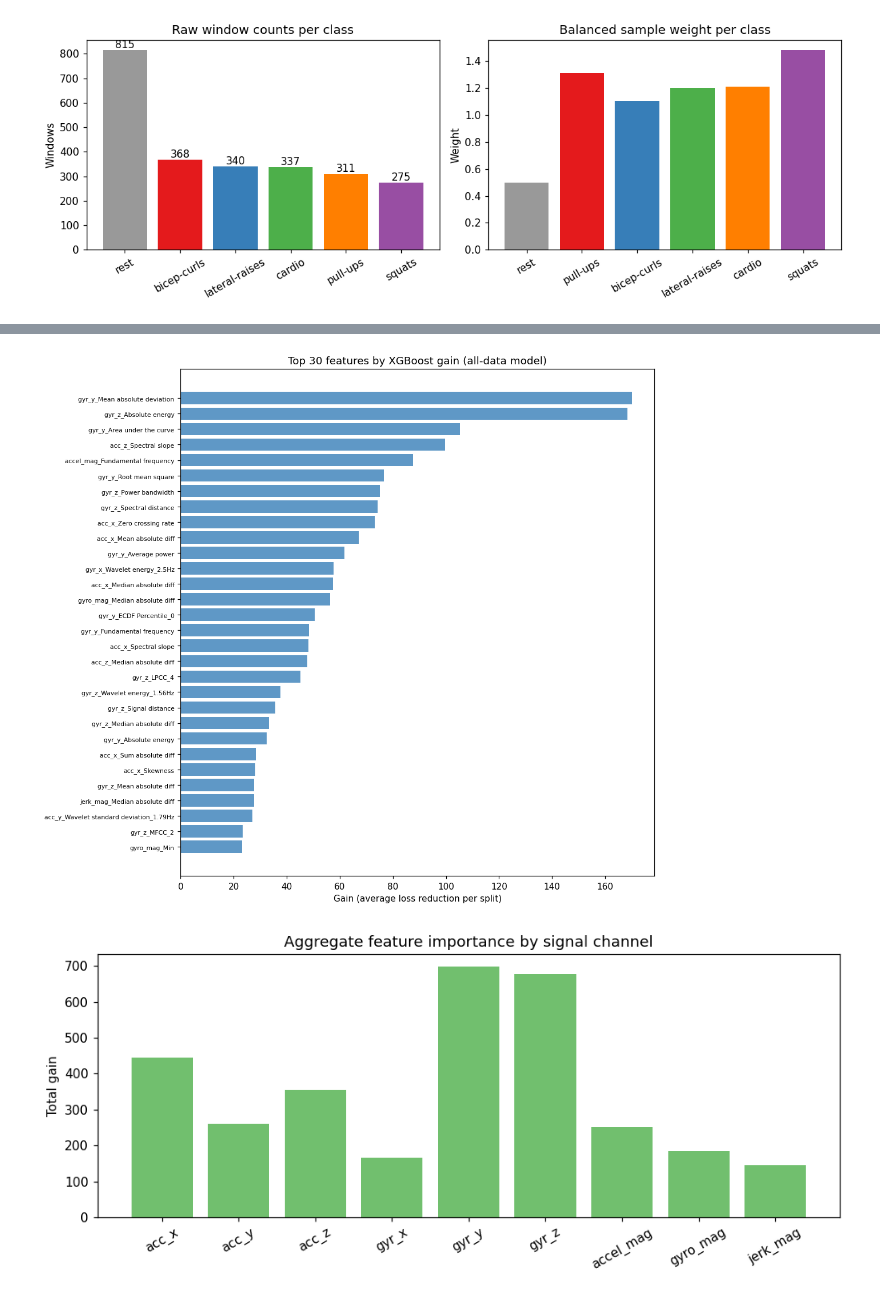
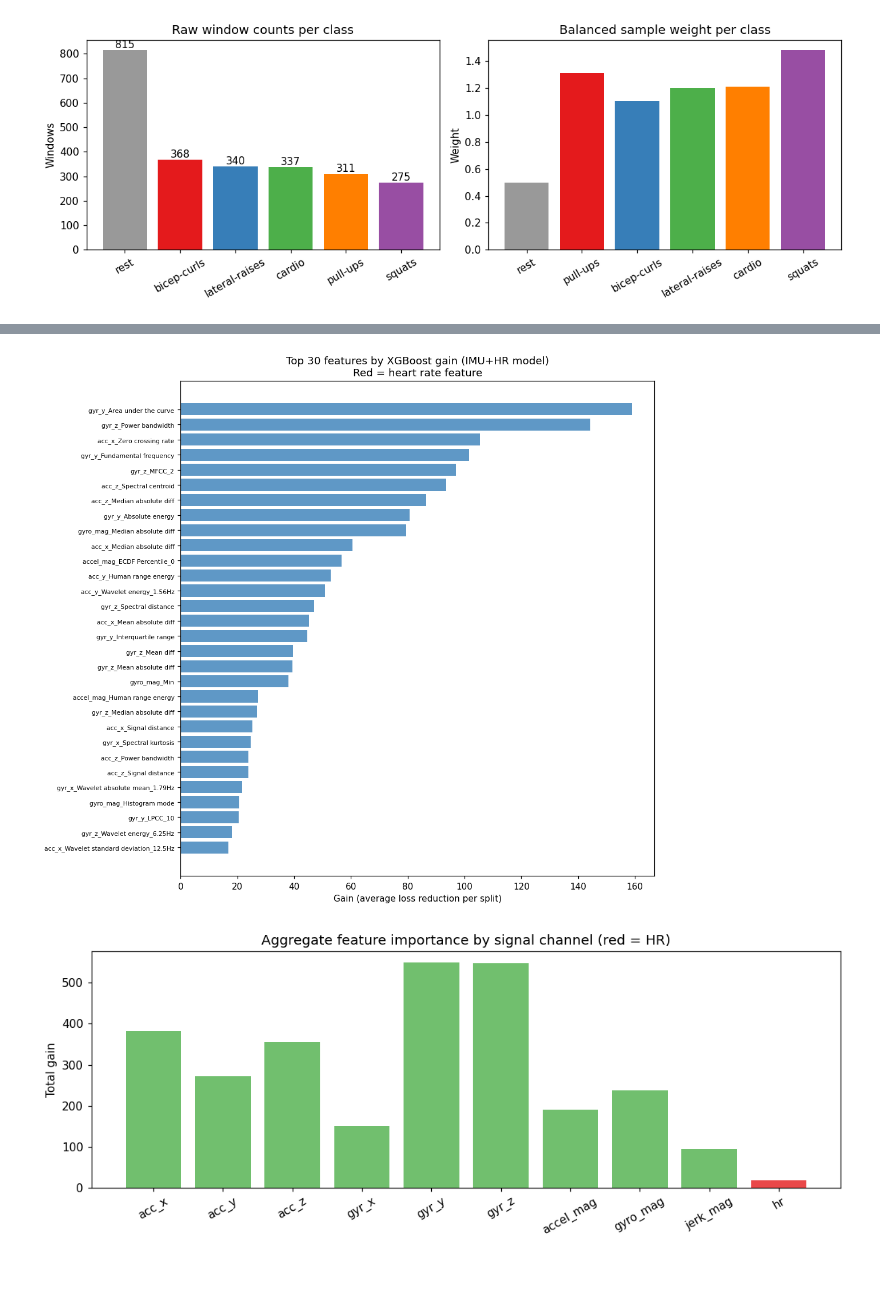
Before and after one commit to nthPerson/Apple_Watch_Activity_Recognition, a Jupyter notebook: model_training.ipynb, the cells around one changed output, grey strips where cells are left out. Saved outputs shown, nothing was run; the diff lists cells and outputs as text; code cells hidden in the pictures.

```diff
--- a/model_training.ipynb
+++ b/model_training.ipynb
@@ -274,0 +346,16 @@ XGBClassifier(base_score=None, booster=None, callbacks=None,
+# %%
+# ── Tune IMU+HR model ──────────────────────────────────────────────────────────
+print("Tuning IMU+HR model...")
+t0 = time.time()
+best_params_hr, best_score_hr = tune_xgboost(X_imu_hr_cv, y, groups, n_iter=30)
+t_hr = time.time() - t0
+
+print(f"  Done in {t_hr:.1f}s")
+print(f"  Best GroupKFold macro-F1: {best_score_hr:.4f}")
+print(f"  Best parameters:")
+for k, v in sorted(best_params_hr.items()):
+    print(f"    {k:<20}: {v}")
+
+# Store tuned params for each configuration
+CONFIGS["IMU-only"]["params"] = best_params_imu
+CONFIGS["IMU+HR"]["params"]   = best_params_hr
@@ -524,42 +824,49 @@ Top 20 features by gain:
 # %%
-# ── Top-30 features bar chart ─────────────────────────────────────────────────
+# ── Top-30 features bar chart (HR features highlighted) ────────────────────────
 top_n = 30
 top_feats = importance_df.head(top_n)
 
+colors = ["#e41a1c" if hr else "#377eb8"
+          for hr in top_feats["is_hr"]]
+
 fig, ax = plt.subplots(figsize=(10, 9))
-ax.barh(range(top_n), top_feats["gain"].values, color="#377eb8", alpha=0.8)
+ax.barh(range(top_n), top_feats["gain"].values, color=colors, alpha=0.8)
 ax.set_yticks(range(top_n))
 ax.set_yticklabels([n[:65] for n in top_feats["feature_name"]], fontsize=7)
 ax.invert_yaxis()
 ax.set_xlabel("Gain (average loss reduction per split)")
-ax.set_title(f"Top {top_n} features by XGBoost gain (all-data model)")
+ax.set_title(f"Top {top_n} features by XGBoost gain (IMU+HR model)\n"
+             "Red = heart rate feature")
 plt.tight_layout()
 plt.show()
 
 # ── Gain by signal channel ────────────────────────────────────────────────────
 channel_order = ["acc_x", "acc_y", "acc_z",
                  "gyr_x", "gyr_y", "gyr_z",
-                 "accel_mag", "gyro_mag", "jerk_mag"]
+                 "accel_mag", "gyro_mag", "jerk_mag", "hr"]
 
 def channel_from_name(fname):
+    if fname.startswith("hr_"):
+        return "hr"
     for ch in channel_order:
         if fname.startswith(ch + "_"):
             return ch
     return "other"
 
 importance_df["channel"] = importance_df["feature_name"].apply(channel_from_name)
 by_channel = (importance_df.groupby("channel")["gain"].sum()
               .reindex(channel_order, fill_value=0))
 
-fig, ax = plt.subplots(figsize=(9, 4))
-ax.bar(by_channel.index, by_channel.values, color="#4daf4a", alpha=0.8)
+ch_colors = ["#e41a1c" if ch == "hr" else "#4daf4a" for ch in by_channel.index]
+fig, ax = plt.subplots(figsize=(10, 4))
+ax.bar(by_channel.index, by_channel.values, color=ch_colors, alpha=0.8)
 ax.set_ylabel("Total gain")
-ax.set_title("Aggregate feature importance by signal channel")
+ax.set_title("Aggregate feature importance by signal channel (red = HR)")
 ax.tick_params(axis="x", rotation=30)
 plt.tight_layout()
 plt.show()
 # %% [output]
-[figure, old version]
+[figure, new version]
-[figure, old version]
+[figure, new version]
 # %% [markdown]
 ---
```
Also changed, not shown: parts of 29 cells of this notebook, 6 other files.
